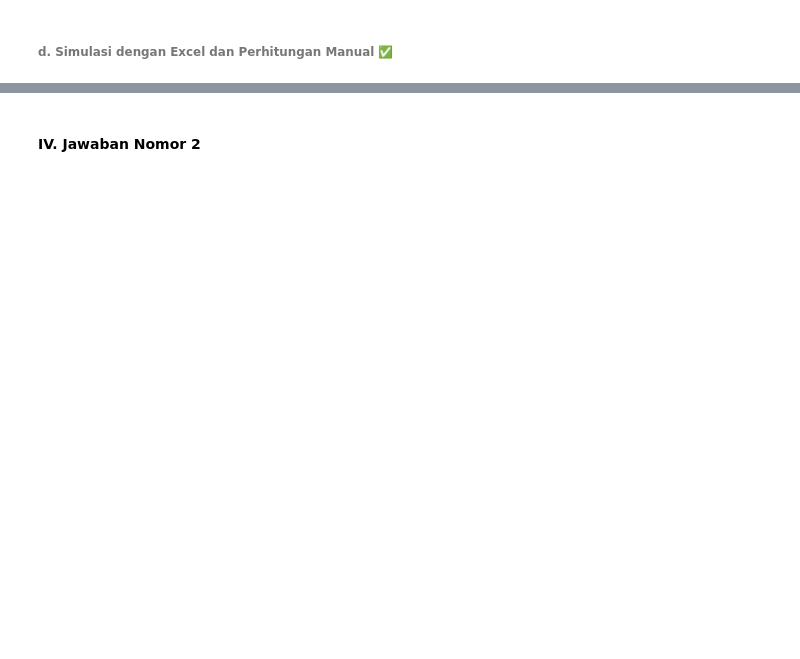
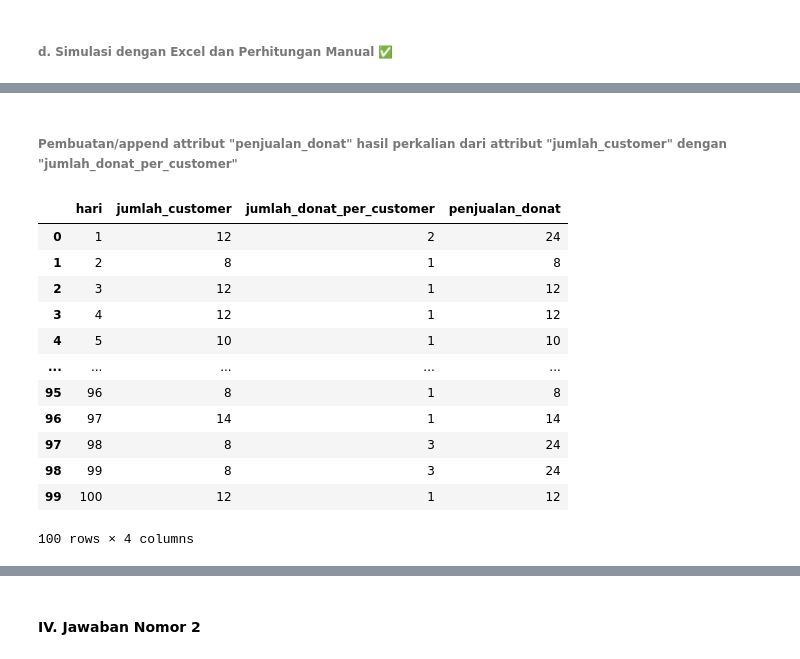
Before and after one commit to rasvanjaya21/pemodelan-dan-simulasi-data, a Jupyter notebook: UTS.ipynb, the cells around one changed output, grey strips where cells are left out. Cells and saved outputs as stored; diff of their text form; code cells hidden in the pictures; blank space fills up the shorter version.

```diff
--- a/UTS.ipynb
+++ b/UTS.ipynb
@@ -244 +252,22 @@ df.head(100)
 100 rows × 3 columns
+# %% [markdown]
+###### Pembuatan/append attribut "penjualan_donat" hasil perkalian dari attribut "jumlah_customer" dengan "jumlah_donat_per_customer"
+# %%
+# append hasil ke data frame
+df['penjualan_donat'] = df['jumlah_customer'] * df['jumlah_donat_per_customer']
+
+df.head(100)
+# %% [output]
+|  | hari | jumlah_customer | jumlah_donat_per_customer | penjualan_donat |
+| 0 | 1 | 12 | 2 | 24 |
+| 1 | 2 | 8 | 1 | 8 |
+| 2 | 3 | 12 | 1 | 12 |
+| 3 | 4 | 12 | 1 | 12 |
+| 4 | 5 | 10 | 1 | 10 |
+| ... | ... | ... | ... | ... |
+| 95 | 96 | 8 | 1 | 8 |
+| 96 | 97 | 14 | 1 | 14 |
+| 97 | 98 | 8 | 3 | 24 |
+| 98 | 99 | 8 | 3 | 24 |
+| 99 | 100 | 12 | 1 | 12 |
+100 rows × 4 columns
```
Also changed, not shown: parts of 33 cells of this notebook.
